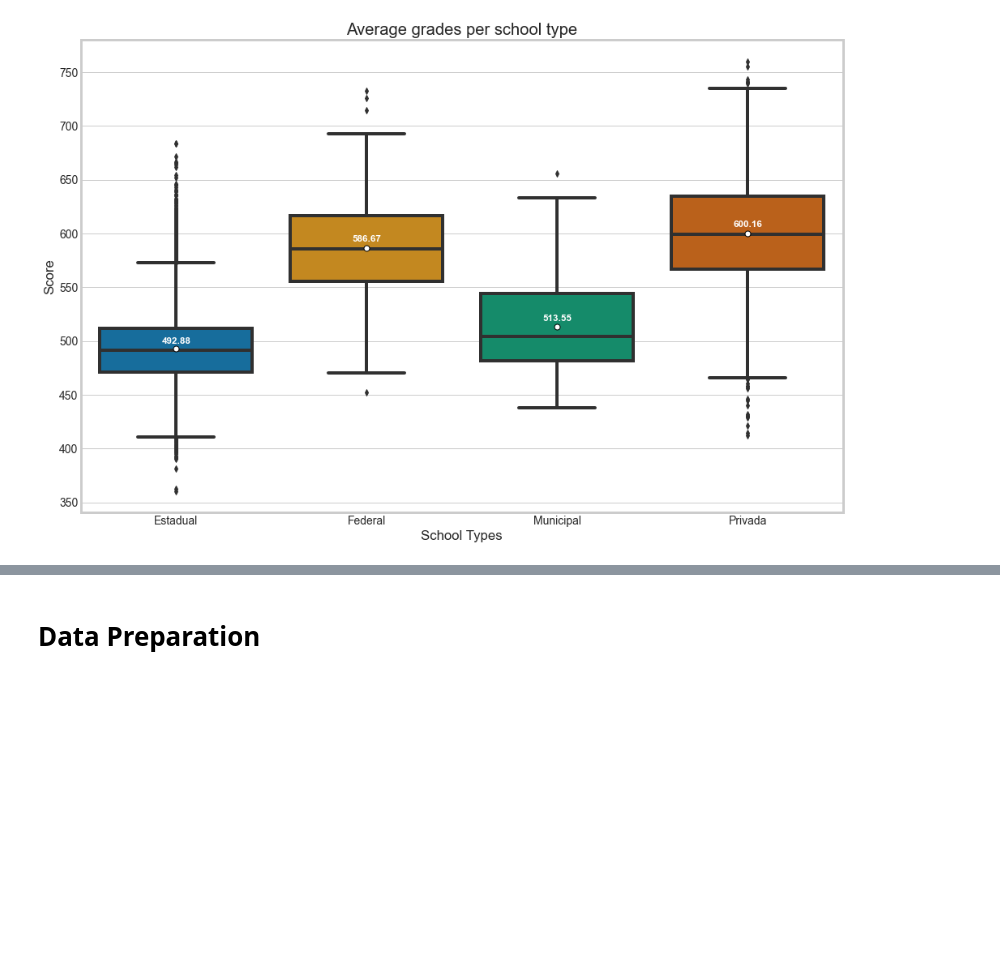
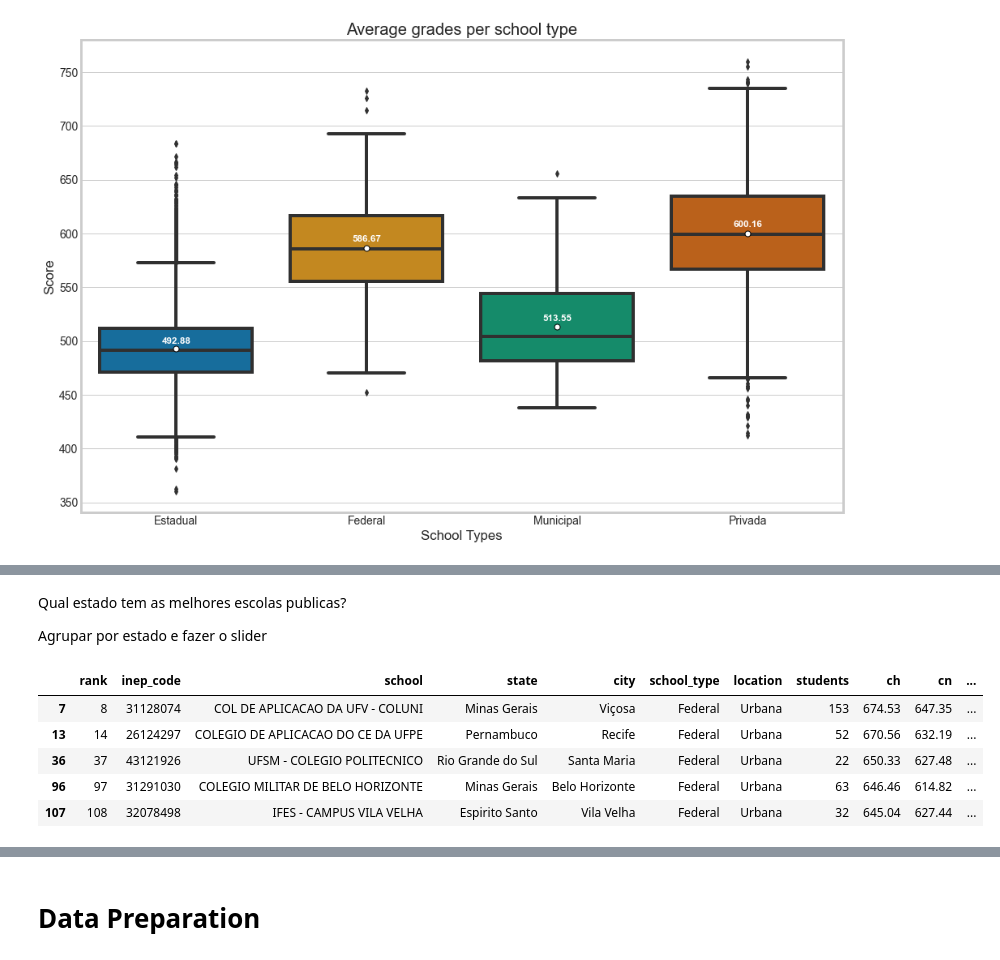
Before and after one commit to lindonjonhson/ml-ca2, a Jupyter notebook: CA_ENEM_Brisados_EDA.ipynb, the cells around one changed output, grey strips where cells are left out. Cells and saved outputs as stored; diff of their text form; code cells hidden in the pictures; blank space fills up the shorter version.

```diff
--- a/CA_ENEM_Brisados_EDA.ipynb
+++ b/CA_ENEM_Brisados_EDA.ipynb
@@ -313,0 +330,14 @@ Text(0.5, 0, 'School Types')
+# %% [markdown]
+Qual estado tem as melhores escolas publicas?
+
+Agrupar por estado e fazer o slider
+# %%
+df_public = eda_df[eda_df['school_type'] != 'Privada']
+df_public.head()
+# %% [output]
+|  | rank | inep_code | school | state | city | school_type | location | students | ch | cn | ... |
+| 7 | 8 | 31128074 | COL DE APLICACAO DA UFV - COLUNI | Minas Gerais | Viçosa | Federal | Urbana | 153 | 674.53 | 647.35 | ... |
+| 13 | 14 | 26124297 | COLEGIO DE APLICACAO DO CE DA UFPE | Pernambuco | Recife | Federal | Urbana | 52 | 670.56 | 632.19 | ... |
+| 36 | 37 | 43121926 | UFSM - COLEGIO POLITECNICO | Rio Grande do Sul | Santa Maria | Federal | Urbana | 22 | 650.33 | 627.48 | ... |
+| 96 | 97 | 31291030 | COLEGIO MILITAR DE BELO HORIZONTE | Minas Gerais | Belo Horizonte | Federal | Urbana | 63 | 646.46 | 614.82 | ... |
+| 107 | 108 | 32078498 | IFES - CAMPUS VILA VELHA | Espirito Santo | Vila Velha | Federal | Urbana | 32 | 645.04 | 627.44 | ... |
```
Also changed, not shown: parts of 2 cells of this notebook.
